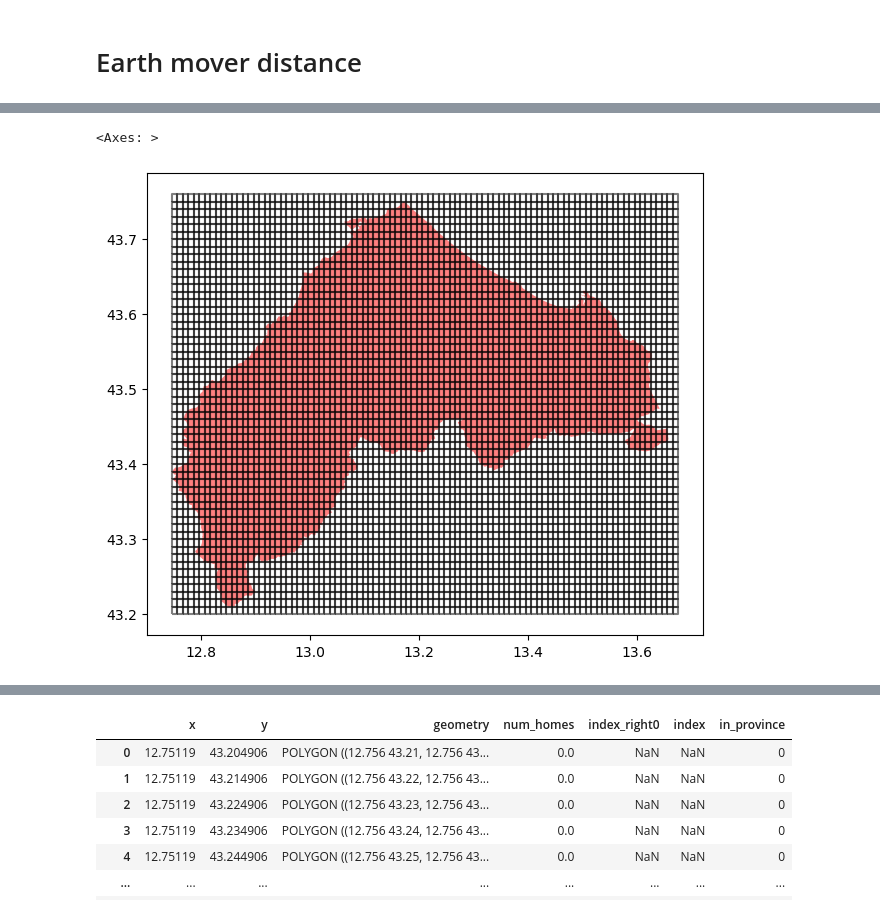
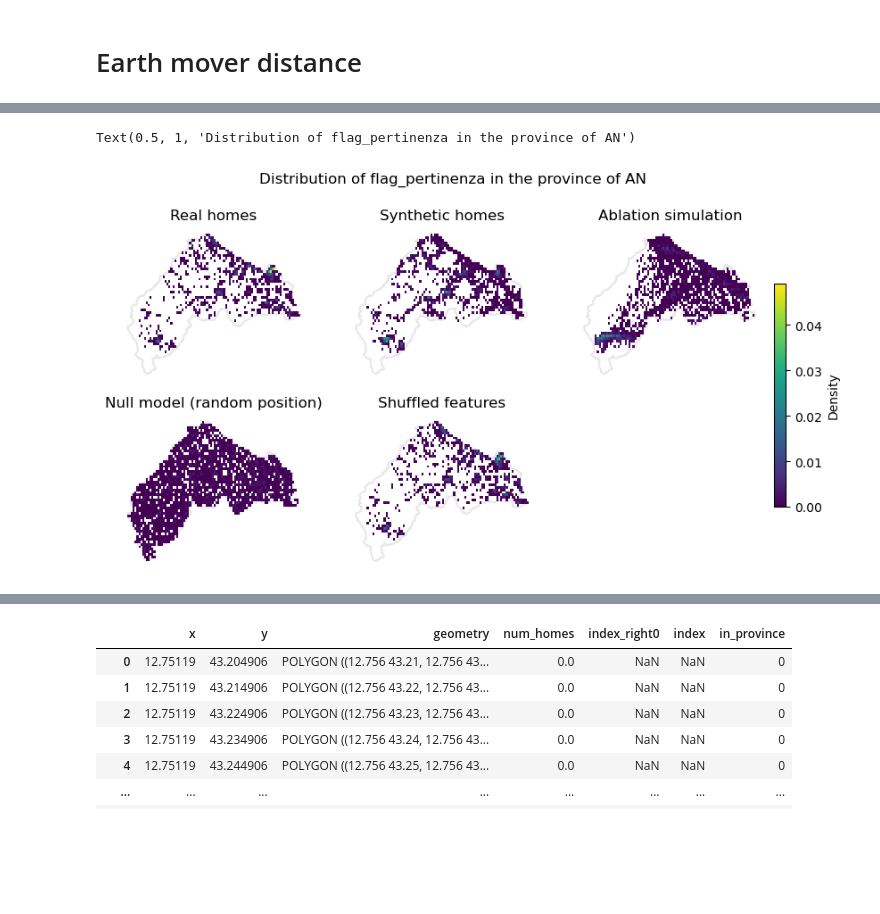
Before and after one commit to jaclenti/NFVAE-population-synthesis, a Jupyter notebook: notebooks/jl_popsyn_comparison_ablation.ipynb, the cells around one changed output, grey strips where cells are left out. Saved outputs shown, nothing was run; the diff lists cells and outputs as text; code cells hidden in the pictures; blank space fills up the shorter version.

```diff
--- a/notebooks/jl_popsyn_comparison_ablation.ipynb
+++ b/notebooks/jl_popsyn_comparison_ablation.ipynb
@@ -261,6 +268,12 @@ df_real = add_cat_features(df_real)
 df_sample_all = add_cat_features(df_sample_all)
 df_sample = df_sample_all.sample(n = int(len(df_real)), random_state = 1111)
 # df_abl = pd.read_csv(ablation_pops + f"/synthetic_pop_{vae_data}_{date_abl}{prov}.csv", index_col = 0).sample(n = int(len(df_real)), replace = True, random_state = 1111)
-df_sample_abl = (df_abl_with_price.query("COD_PROV == @cod_prov").sample(n = int(len(df_real)), random_state = 1111)
+#df_sample_abl = (df_abl_with_price.query("COD_PROV == @cod_prov").sample(n = int(len(df_real)), random_state = 1111)
+#                 .assign(CAP = lambda x: x["CAP"].astype(int),
+#                         PRO_COM = lambda x: x["PRO_COM"].astype(int)))
+
+df_sample_abl = (df_abl.query("COD_PROV == @cod_prov").sample(n = int(len(df_real)), random_state = 1111)
                  .assign(CAP = lambda x: x["CAP"].astype(int),
-                         PRO_COM = lambda x: x["PRO_COM"].astype(int)))
+                         PRO_COM = lambda x: x["PRO_COM"].astype(int),
+                         x = lambda x: x["GEO_LONGITUDINE_BENE_ROUNDED"].astype(float),
+                         y = lambda x: x["GEO_LATITUDINE_BENE_ROUNDED"].astype(float))) # I ADDED THIS (ARI)
@@ -536,35 +541,95 @@ def Grid_count_homes(data,grid):
     # find centroids
 
     #df_real.plot(ax=ax, color='red', markersize=0.1, alpha=0.5)
     return grid_count, centroids, grid_list
 
 def create_grid(province_shapefile,cell_size_lat, cell_size_long):
  #total area for the grid
     xmin, ymin, xmax, ymax=province_shapefile.total_bounds
     # how many cells across and down
     # projection of the grid
     crs = "+proj=sinu +lon_0=0 +x_0=0 +y_0=0 +a=6371007.181 +b=6371007.181 +units=m +no_defs"
     # create the cells in a loop
     grid_cells = []
     for x0 in np.arange(xmin, xmax+cell_size_long, cell_size_long ):
         for y0 in np.arange(ymin, ymax+cell_size_lat, cell_size_lat):
             # bounds
             x1 = x0+cell_size_long
             y1 = y0-cell_size_lat
             grid_cells.append(shapely.geometry.box(x0, y0, x1, y1)  )
     grid = gpd.GeoDataFrame(grid_cells, columns=['geometry'],
                                     crs=crs)
     return grid
 
 # Create grid for histogram
 cell_size_lat = 0.01 # ~1kmx1km theoretically
 cell_size_long = 0.01
 
 grid = create_grid(province_shapefile, cell_size_lat, cell_size_long)
 
-fig, ax = plt.subplots(figsize=(10, 6))
-grid.boundary.plot(ax=ax, edgecolor='black', alpha=0.5)
-province_shapefile.plot(ax=ax, color='red', markersize=0.1, alpha=0.5)
+#fig, ax = plt.subplots(figsize=(10, 6))
+#grid.boundary.plot(ax=ax, edgecolor='black', alpha=0.5)
+#province_shapefile.plot(ax=ax, color='red', markersize=0.1, alpha=0.5)
+# GRID AGGREGATE Generalised
+agg_rules = {'flag_garage': 'sum',
+             'flag_air_conditioning': 'sum',
+             'flag_multi_floor': 'sum',
+             'num_homes': 'sum',
+             'log_mq': 'mean',
+             'flag_pertinenza': 'sum'}
+
+grid_real = Aggregate_attribute_in_grid(df_real, grid, agg_rules, density = True)
+grid_sample = Aggregate_attribute_in_grid(df_sample, grid, agg_rules, density = True)
+grid_ablation = Aggregate_attribute_in_grid(df_sample_abl, grid, agg_rules, density = True)
+grid_null = Aggregate_attribute_in_grid(df_null, grid, agg_rules,density=True)
+grid_shuffle= Aggregate_attribute_in_grid(df_feat_shuffle, grid, agg_rules, density = True)
+
+# replace 0 by nan
+#grid_real = grid_real.replace(0, np.nan)
+#grid_sample = grid_sample.replace(0, np.nan)
+#grid_null = grid_null.replace(0, np.nan)
+
+
+attribute= 'flag_pertinenza' # 'flag_garage', 'flag_multi_floor', 'log_mq', 'flag_pertinenza'
+
+max_cbar = np.max([np.max(grid_real[attribute]), np.max(grid_sample[attribute]), np.max(grid_null[attribute])])
+
+fig, ax = plt.subplots(2,3,figsize=(10,5),sharex=True, sharey=True)
+province_shapefile.to_crs("EPSG:4326").boundary.plot(ax=ax[0][0], color='lightgray', markersize=0.1, alpha=0.5,zorder=1)
+province_shapefile.to_crs("EPSG:4326").boundary.plot(ax=ax[0][1], color='lightgray', markersize=0.1, alpha=0.5,zorder=1)
+province_shapefile.to_crs("EPSG:4326").boundary.plot(ax=ax[0][2], color='lightgray', markersize=0.1, alpha=0.5,zorder=1)
+province_shapefile.to_crs("EPSG:4326").boundary.plot(ax=ax[1][0], color='lightgray', markersize=0.1, alpha=0.5,zorder=1)
+province_shapefile.to_crs("EPSG:4326").boundary.plot(ax=ax[1][1], color='lightgray', markersize=0.1, alpha=0.5,zorder=1)
+
+grid_real.loc[grid_real['in_province'] == 1].plot(column=attribute, cmap='viridis' ,ax=ax[0][0],zorder=3,vmax=max_cbar)
+grid_sample.loc[grid_sample['in_province'] == 1].plot(column=attribute, cmap='viridis', ax=ax[0][1],zorder=3, vmax=max_cbar)
+grid_ablation.loc[grid_ablation['in_province'] == 1].plot(column=attribute, cmap='viridis', ax=ax[0][2],zorder=3, vmax=max_cbar)
+grid_null.loc[grid_null['in_province'] == 1].plot(column=attribute, cmap='viridis', ax=ax[1][0],zorder=3, vmax=max_cbar)
+grid_shuffle.loc[grid_shuffle['in_province'] == 1].plot(column=attribute, cmap='viridis', ax=ax[1][1],zorder=3, vmax=max_cbar)
+ax[0][0].set_title("Real homes")
+ax[0][1].set_title("Synthetic homes")
+ax[0][2].set_title("Ablation simulation")
+ax[1][0].set_title("Null model (random position)")
+ax[1][1].set_title("Shuffled features")
+
+# remove axis and spines
+for a in ax.flatten():
+    a.set_axis_off()
+    a.spines['top'].set_visible(False)
+    a.spines['right'].set_visible(False)
+    a.spines['left'].set_visible(False)
+    a.spines['bottom'].set_visible(False)
+
+# make common colorbar
+fig.subplots_adjust(right=0.85)
+cbar_ax = fig.add_axes([0.86, 0.25, 0.013, 0.5]) #left, bottom, width, height
+cbar = fig.colorbar(ax[0][0].collections[1], cax=cbar_ax)
+cbar.ax.yaxis.set_label_position('right')
+cbar.ax.yaxis.set_ticks_position('right')
+cbar.set_label(f"Density")
+# define max cbar
+
+fig.suptitle(f"Distribution of {attribute} in the province of {prov}", fontsize=12, y=1, ha='center')
 # %% [output]
-<Axes: >
+Text(0.5, 1, 'Distribution of flag_pertinenza in the province of AN')
-[figure, old version]
+[figure, new version]
```
Also changed, not shown: parts of 31 cells of this notebook.
